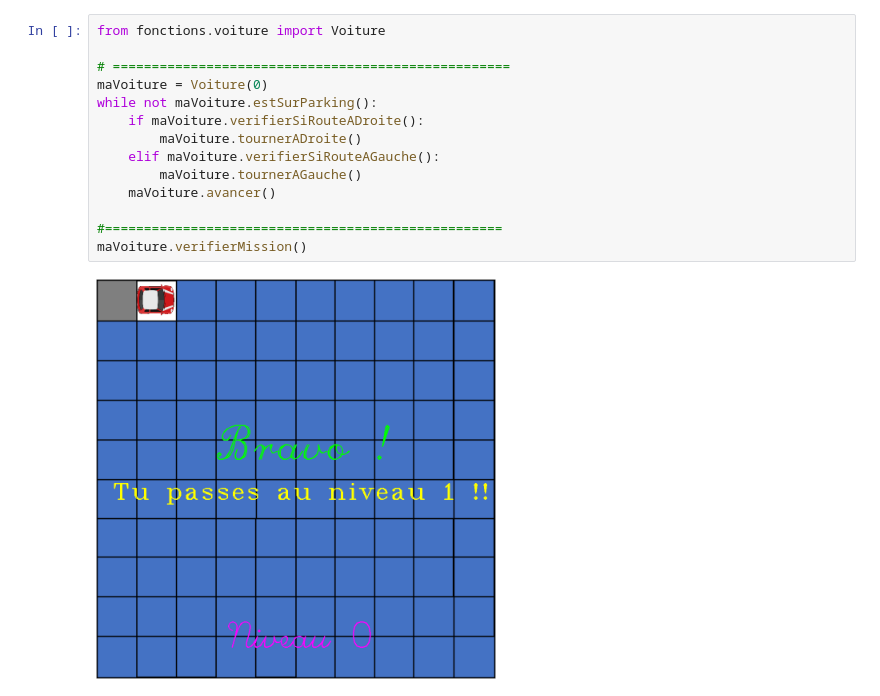
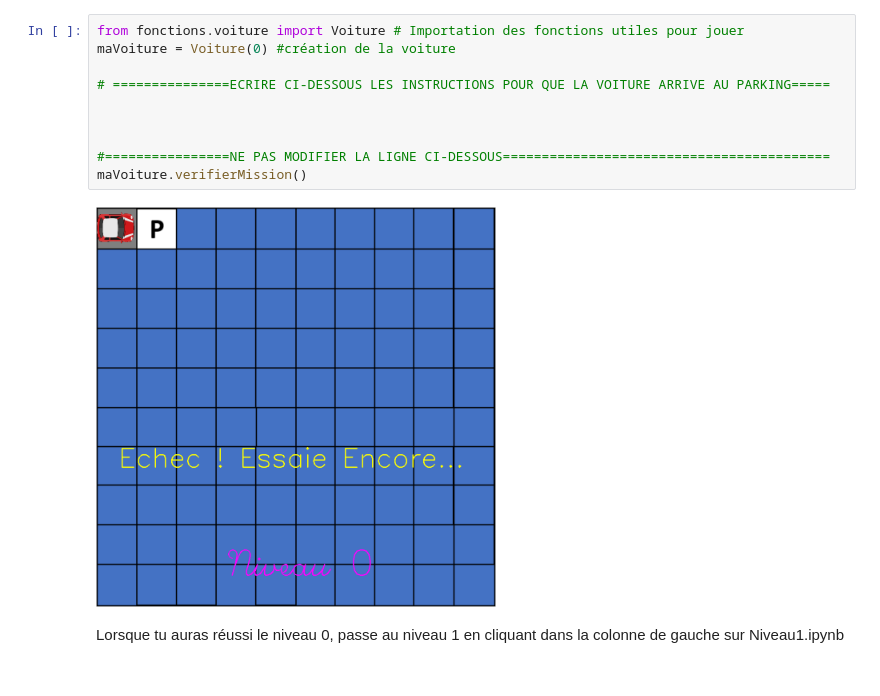
Before and after one commit to pierreghesqui/apprendreBoucle, a Jupyter notebook: Niveau0.ipynb, the cells around one changed output. Cells and saved outputs as stored; diff of their text form.

```diff
--- a/Niveau0.ipynb
+++ b/Niveau0.ipynb
@@ -1,16 +14,14 @@
 # %%
-from fonctions.voiture import Voiture
+from fonctions.voiture import Voiture # Importation des fonctions utiles pour jouer
+maVoiture = Voiture(0) #création de la voiture
 
-# ===================================================
-maVoiture = Voiture(0)
-while not maVoiture.estSurParking():
-    if maVoiture.verifierSiRouteADroite():
-        maVoiture.tournerADroite()
-    elif maVoiture.verifierSiRouteAGauche():
-        maVoiture.tournerAGauche()
-    maVoiture.avancer()
+# ===============ECRIRE CI-DESSOUS LES INSTRUCTIONS POUR QUE LA VOITURE ARRIVE AU PARKING=====
 
-#===================================================
+
+
+#================NE PAS MODIFIER LA LIGNE CI-DESSOUS==========================================
 maVoiture.verifierMission()
 # %% [output]
-[figure, old version]
+[figure, new version]
+# %% [markdown]
+Lorsque tu auras réussi le niveau 0, passe au niveau 1 en cliquant dans la colonne de gauche sur Niveau1.ipynb
```
Also changed, not shown: parts of 3 cells of this notebook, 12 other files.
